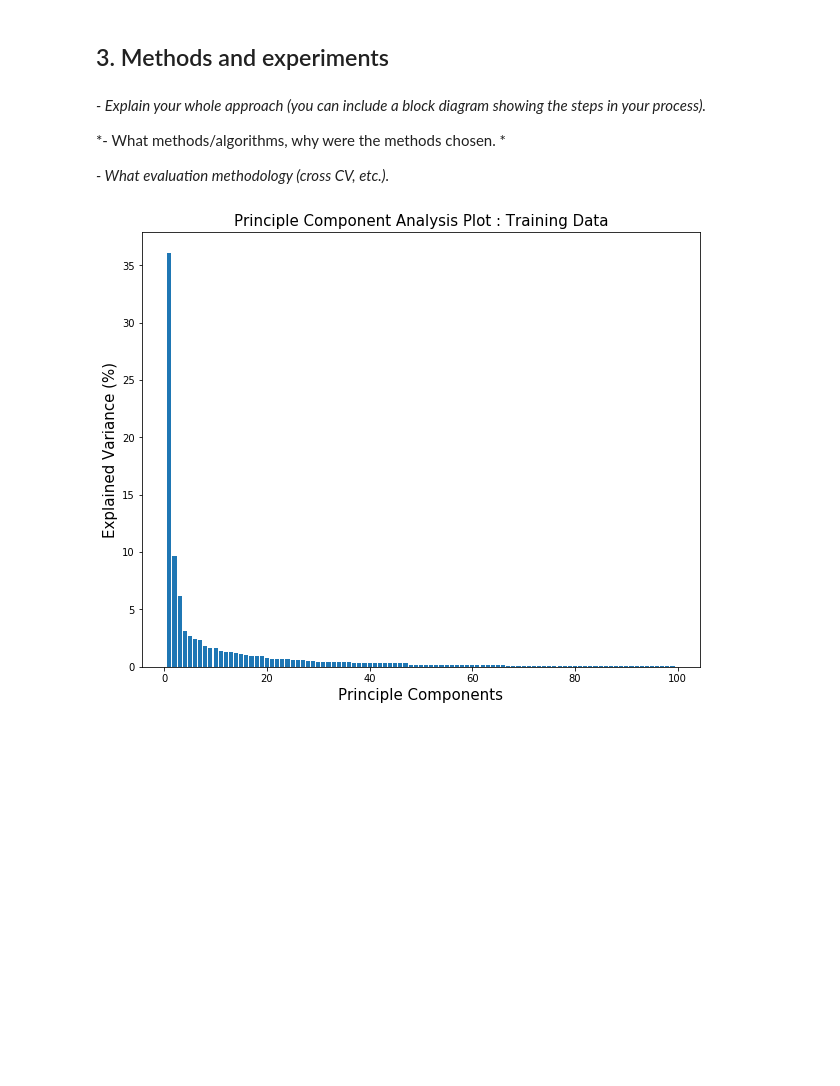
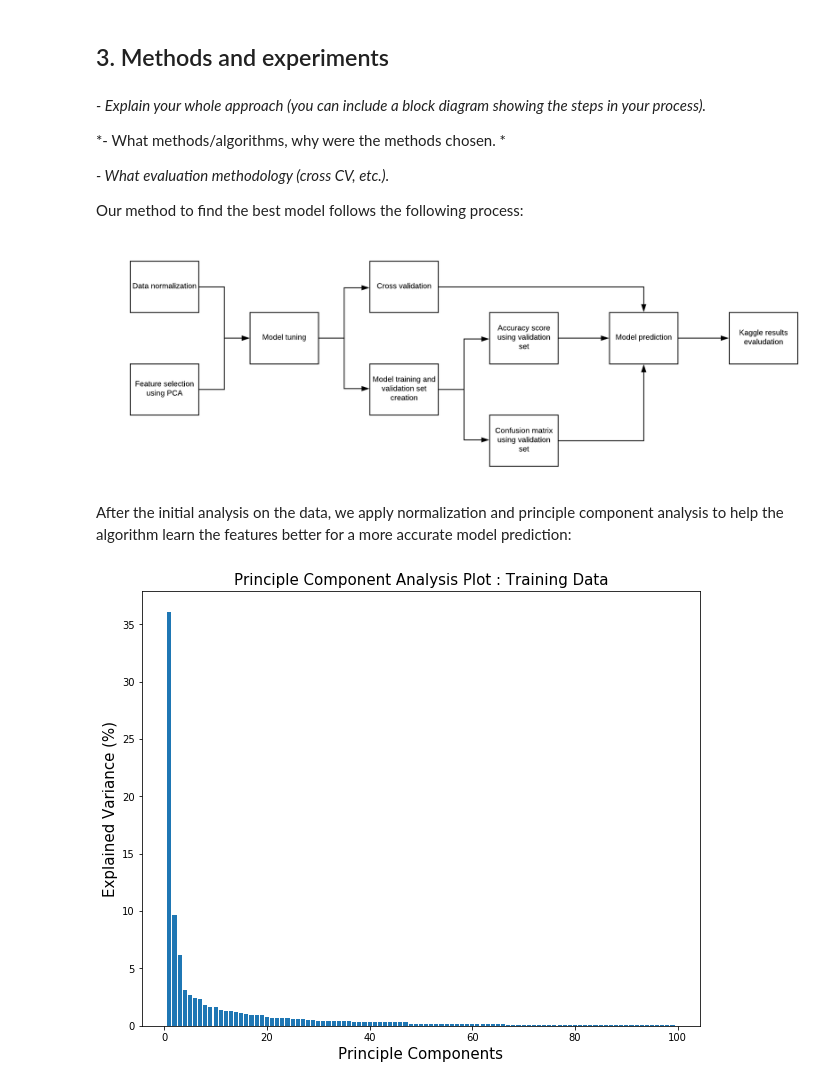
Before and after one commit to VyLe/MusicGenreClassification, a Jupyter notebook: notebook/MLBP2018 Project Report Group 179.ipynb, the cells around one changed output. Saved outputs shown, nothing was run; the diff lists cells and outputs as text; code cells hidden in the pictures; blank space fills up the shorter version.

```diff
--- a/notebook/MLBP2018 Project Report Group 179.ipynb
+++ b/notebook/MLBP2018 Project Report Group 179.ipynb
@@ -220,6 +236,14 @@ None
 *- What methods/algorithms, why were the methods chosen. *
 
 *- What evaluation methodology (cross CV, etc.).*
+
+Our method to find the best model follows the following process:
+# %%
+Image(filename='block digram for methods.png')
+# %% [output]
+[figure, added]
+# %% [markdown]
+After the initial analysis on the data, we apply normalization and principle component analysis to help the algorithm learn the features better for a more accurate model prediction:
 # %%
 ###Normalize data
 from sklearn.preprocessing import MinMaxScaler
```
Also changed, not shown: parts of 14 cells of this notebook, 2 other files.
